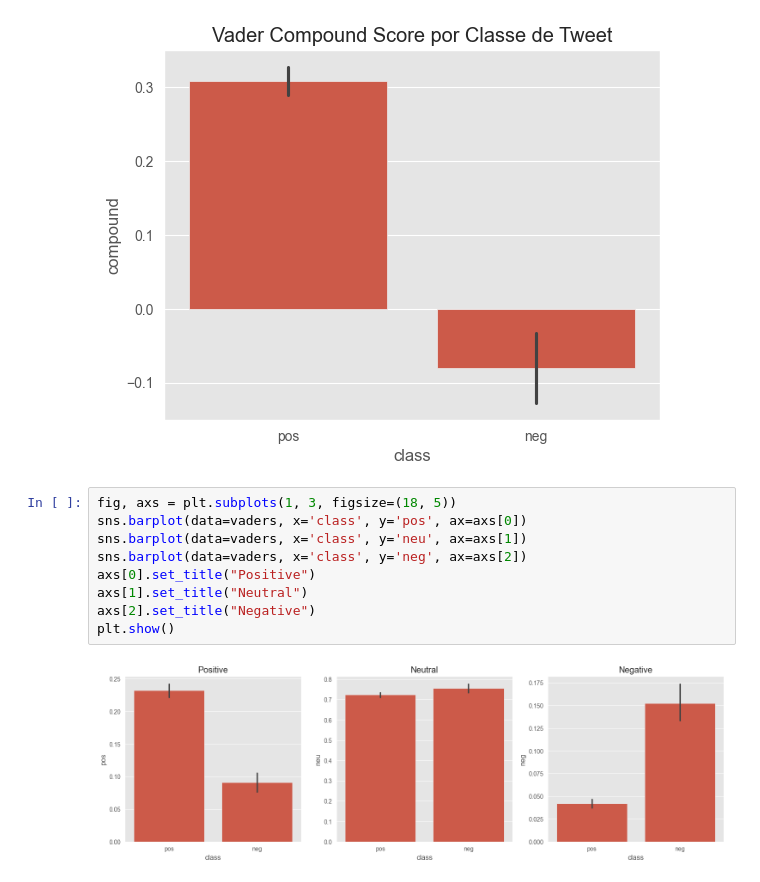
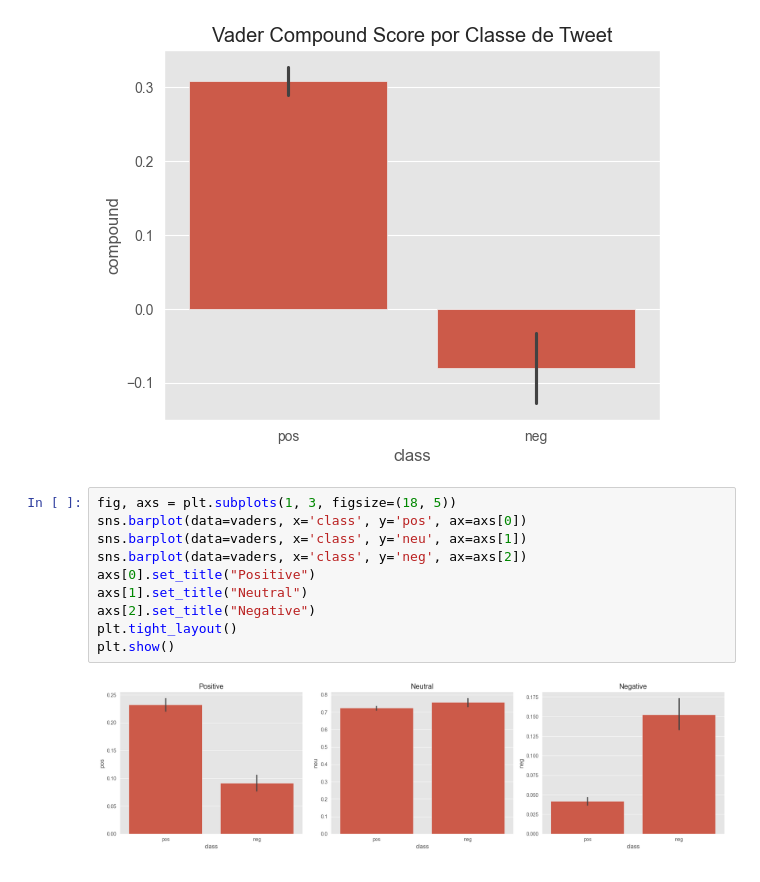
Before and after one commit to fernandorocha23/text_mining, a Jupyter notebook: project/Léxicos e Regras.ipynb, the cells around one changed output. Drawn from its saved outputs; the diff is of its cells as text.

```diff
--- a/project/Léxicos e Regras.ipynb
+++ b/project/Léxicos e Regras.ipynb
@@ -244,11 +244,12 @@ plt.show()
 # %%
 fig, axs = plt.subplots(1, 3, figsize=(18, 5))
 sns.barplot(data=vaders, x='class', y='pos', ax=axs[0])
 sns.barplot(data=vaders, x='class', y='neu', ax=axs[1])
 sns.barplot(data=vaders, x='class', y='neg', ax=axs[2])
 axs[0].set_title("Positive")
 axs[1].set_title("Neutral")
 axs[2].set_title("Negative")
+plt.tight_layout()
 plt.show()
 # %% [output]
-[figure, old version]
+[figure, new version]
```
